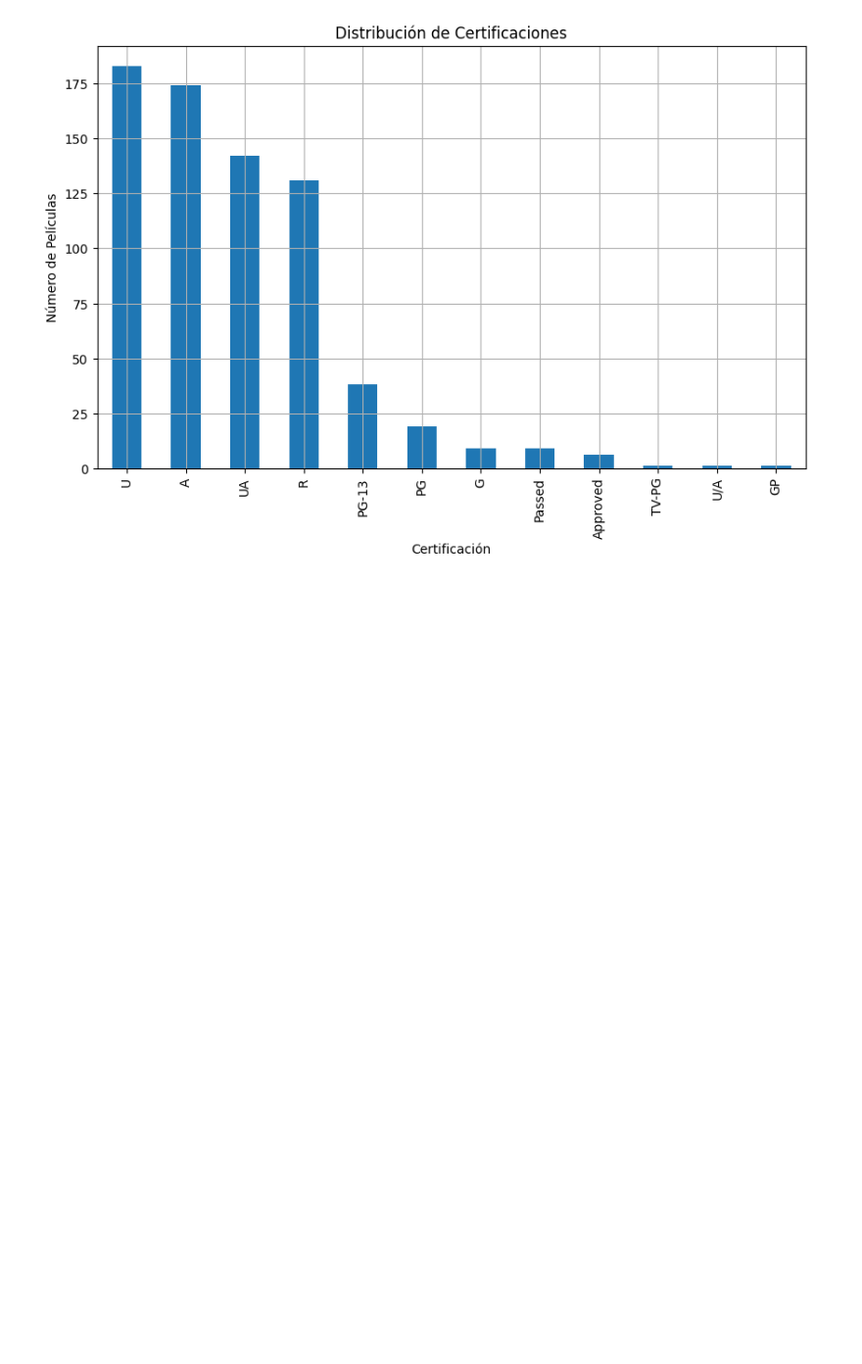
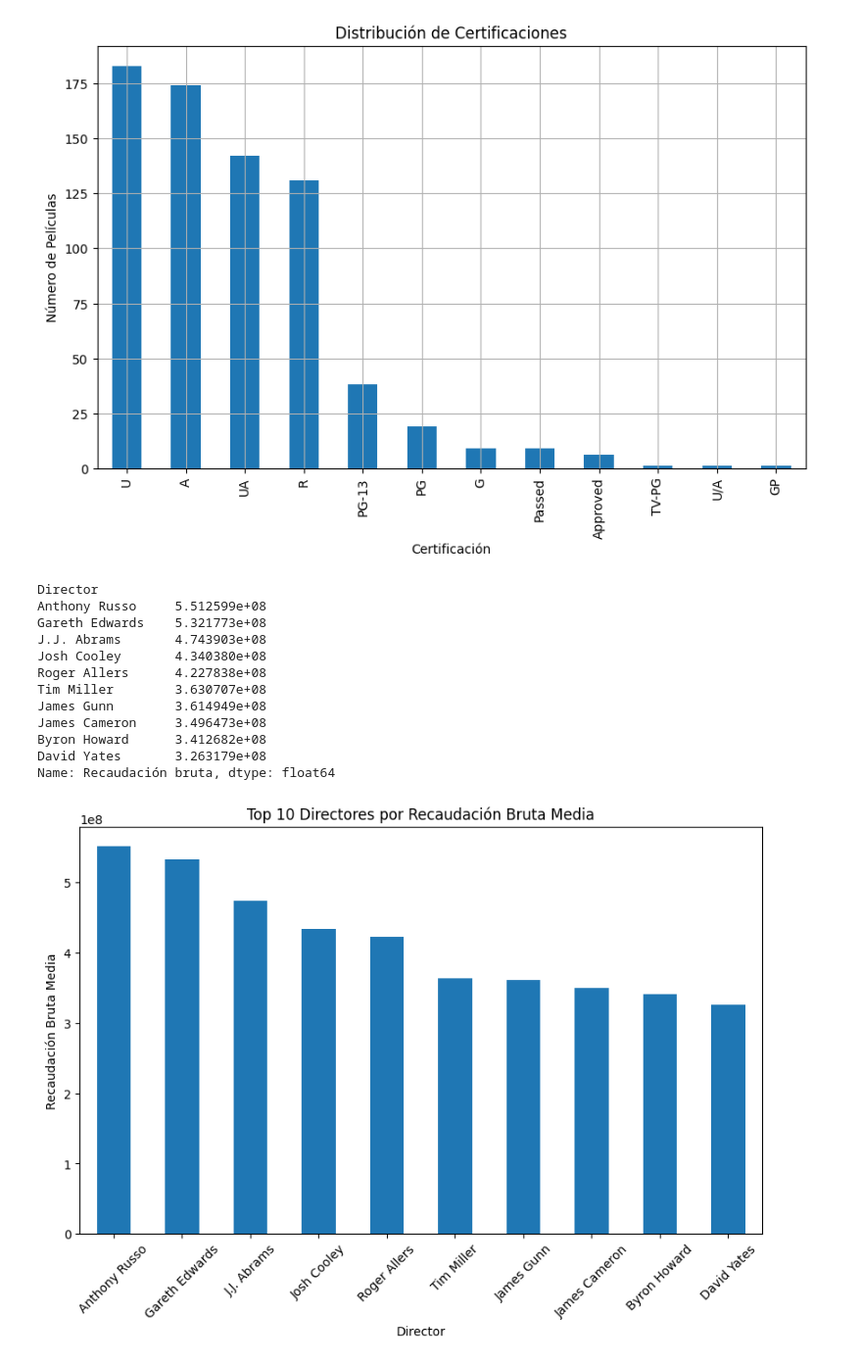
Before and after one commit to Dataniel31/Proyecto1-AnalisisDe-Pel-culasySeries-de-TVenIMDB, a Jupyter notebook: Proyecto1.ipynb, the cells around one changed output. Shown at 98% size. Saved outputs shown, nothing was run; the diff lists cells and outputs as text; code cells hidden in the pictures; blank space fills up the shorter version.

```diff
--- a/Proyecto1.ipynb
+++ b/Proyecto1.ipynb
@@ -277,3 +293,34 @@ plt.grid(True)
 plt.show()
 # %% [output]
 [figure]
+# %%
+# Análisis EDA de la recaudación bruta vs. directores
+# Agrupar por director y calcular la recaudación bruta media
+director_recaudacion = df.groupby('Director')['Recaudación bruta'].mean().sort_values(ascending=False)
+
+# Mostrar los 10 directores con mayores ingresos medios en taquilla
+top_directores = director_recaudacion.head(10)
+print(top_directores)
+
+# Graficar los resultados
+plt.figure(figsize=(10, 6))
+top_directores.plot(kind='bar')
+plt.title('Top 10 Directores por Recaudación Bruta Media')
+plt.xlabel('Director')
+plt.ylabel('Recaudación Bruta Media')
+plt.xticks(rotation=45)
+plt.show()
+# %% [output]
+Director
+Anthony Russo     5.512599e+08
+Gareth Edwards    5.321773e+08
+J.J. Abrams       4.743903e+08
+Josh Cooley       4.340380e+08
+Roger Allers      4.227838e+08
+Tim Miller        3.630707e+08
+James Gunn        3.614949e+08
+James Cameron     3.496473e+08
+Byron Howard      3.412682e+08
+David Yates       3.263179e+08
+Name: Recaudación bruta, dtype: float64
+[figure, added]
```
Also changed, not shown: parts of 2 cells of this notebook.
